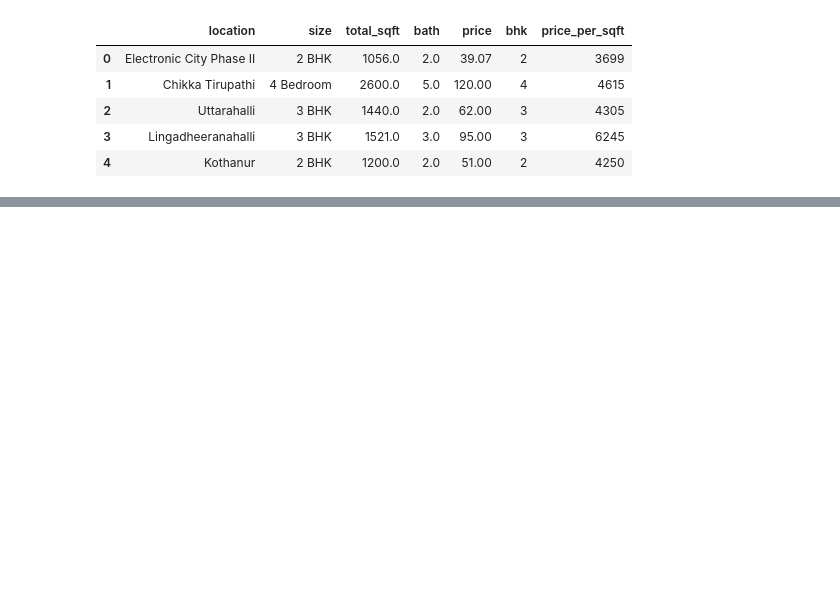
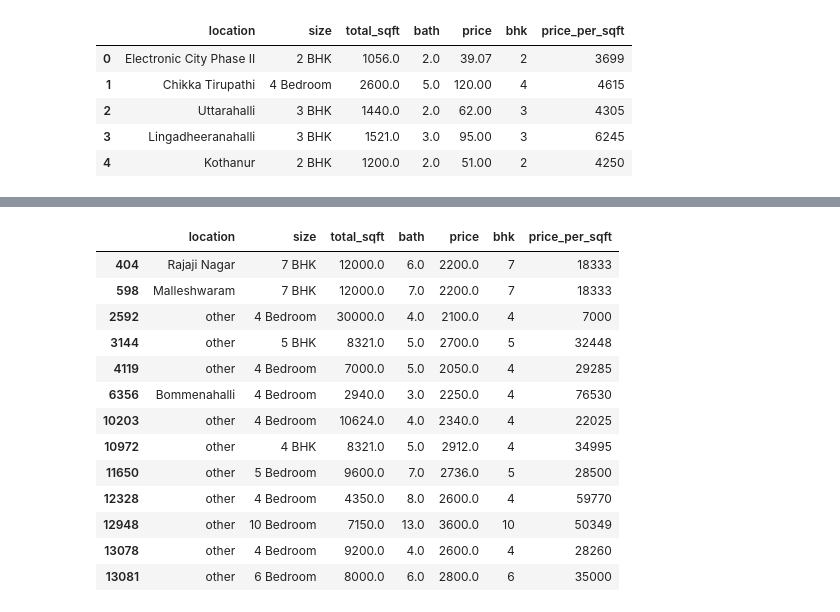
Before and after one commit to bappaditya-paul/Feauture-Enginnering, a Jupyter notebook: Feauture_enginnering.ipynb, the cells around one changed output, grey strips where cells are left out. Drawn from its saved outputs; the diff is of its cells as text; code cells hidden in the pictures; blank space fills up the shorter version.

```diff
--- a/Feauture_enginnering.ipynb
+++ b/Feauture_enginnering.ipynb
@@ -146,3 +159,5 @@ data.head()
 | 2 | Uttarahalli | 3 BHK | 1440.0 | 2.0 | 62.00 | 3 | 4305 |
 | 3 | Lingadheeranahalli | 3 BHK | 1521.0 | 3.0 | 95.00 | 3 | 6245 |
 | 4 | Kothanur | 2 BHK | 1200.0 | 2.0 | 51.00 | 2 | 4250 |
+# %%
+lower, upper = data.price.quantile([0.001,0.999])
@@ -148,0 +180,17 @@ data.head()
+# %%
+data[data.price>upper]
+# %% [output]
+|  | location | size | total_sqft | bath | price | bhk | price_per_sqft |
+| 404 | Rajaji Nagar | 7 BHK | 12000.0 | 6.0 | 2200.0 | 7 | 18333 |
+| 598 | Malleshwaram | 7 BHK | 12000.0 | 7.0 | 2200.0 | 7 | 18333 |
+| 2592 | other | 4 Bedroom | 30000.0 | 4.0 | 2100.0 | 4 | 7000 |
+| 3144 | other | 5 BHK | 8321.0 | 5.0 | 2700.0 | 5 | 32448 |
+| 4119 | other | 4 Bedroom | 7000.0 | 5.0 | 2050.0 | 4 | 29285 |
+| 6356 | Bommenahalli | 4 Bedroom | 2940.0 | 3.0 | 2250.0 | 4 | 76530 |
+| 10203 | other | 4 Bedroom | 10624.0 | 4.0 | 2340.0 | 4 | 22025 |
+| 10972 | other | 4 BHK | 8321.0 | 5.0 | 2912.0 | 4 | 34995 |
+| 11650 | other | 5 Bedroom | 9600.0 | 7.0 | 2736.0 | 5 | 28500 |
+| 12328 | other | 4 Bedroom | 4350.0 | 8.0 | 2600.0 | 4 | 59770 |
+| 12948 | other | 10 Bedroom | 7150.0 | 13.0 | 3600.0 | 10 | 50349 |
+| 13078 | other | 4 Bedroom | 9200.0 | 4.0 | 2600.0 | 4 | 28260 |
+| 13081 | other | 6 Bedroom | 8000.0 | 6.0 | 2800.0 | 6 | 35000 |
```
Also changed, not shown: parts of 14 cells of this notebook.
